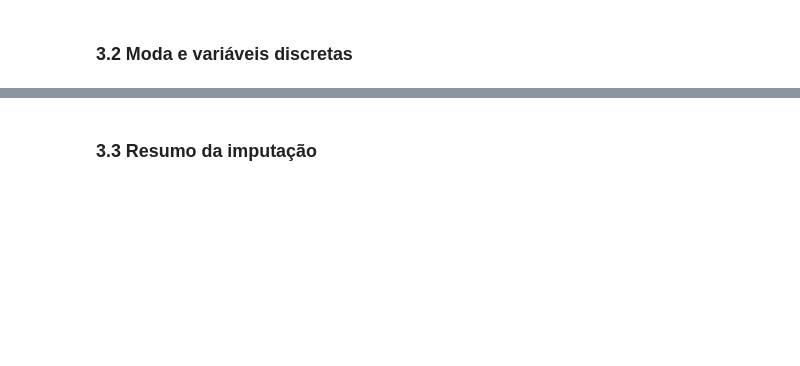
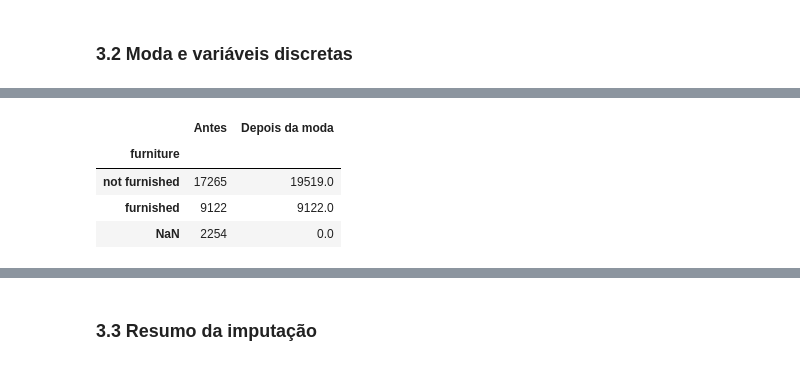
Before and after one commit to NatalyaNunes/ciencia_de_dados_2026.2_natalya, a Jupyter notebook: unidade_01/aula_06/aula_06.ipynb, the cells around one changed output, grey strips where cells are left out. Saved outputs shown, nothing was run; the diff lists cells and outputs as text; code cells hidden in the pictures; blank space fills up the shorter version.

```diff
--- a/unidade_01/aula_06/aula_06.ipynb
+++ b/unidade_01/aula_06/aula_06.ipynb
@@ -424,2 +434,11 @@ O cálculo do erro considera somente as posições apagadas, pois nas posições
 # %% [markdown]
 ### 3.2 Moda e variáveis discretas
+# %%
+# Categoria mais frequente de furniture
+furniture_mode = (
+    imoveis_missing.furniture
+    .mode()
+    .iloc[0]
+)
+
+furniture_mode
@@ -425,0 +453,22 @@ O cálculo do erro considera somente as posições apagadas, pois nas posições
+# %%
+# Contagem das categorias antes e depois da imputação
+(
+    pd.concat(
+        {
+            "Antes": imoveis_missing.furniture.value_counts(dropna=False),
+            "Depois da moda": (
+                imoveis_missing.furniture
+                .fillna(furniture_mode)
+                .value_counts()
+            ),
+        },
+        axis=1,
+    )
+    .fillna(0)
+)
+# %% [output]
+|  | Antes | Depois da moda |
+| furniture |  |  |
+| not furnished | 17265 | 19519.0 |
+| furnished | 9122 | 9122.0 |
+| NaN | 2254 | 0.0 |
```
Also changed, not shown: parts of 8 cells of this notebook.
